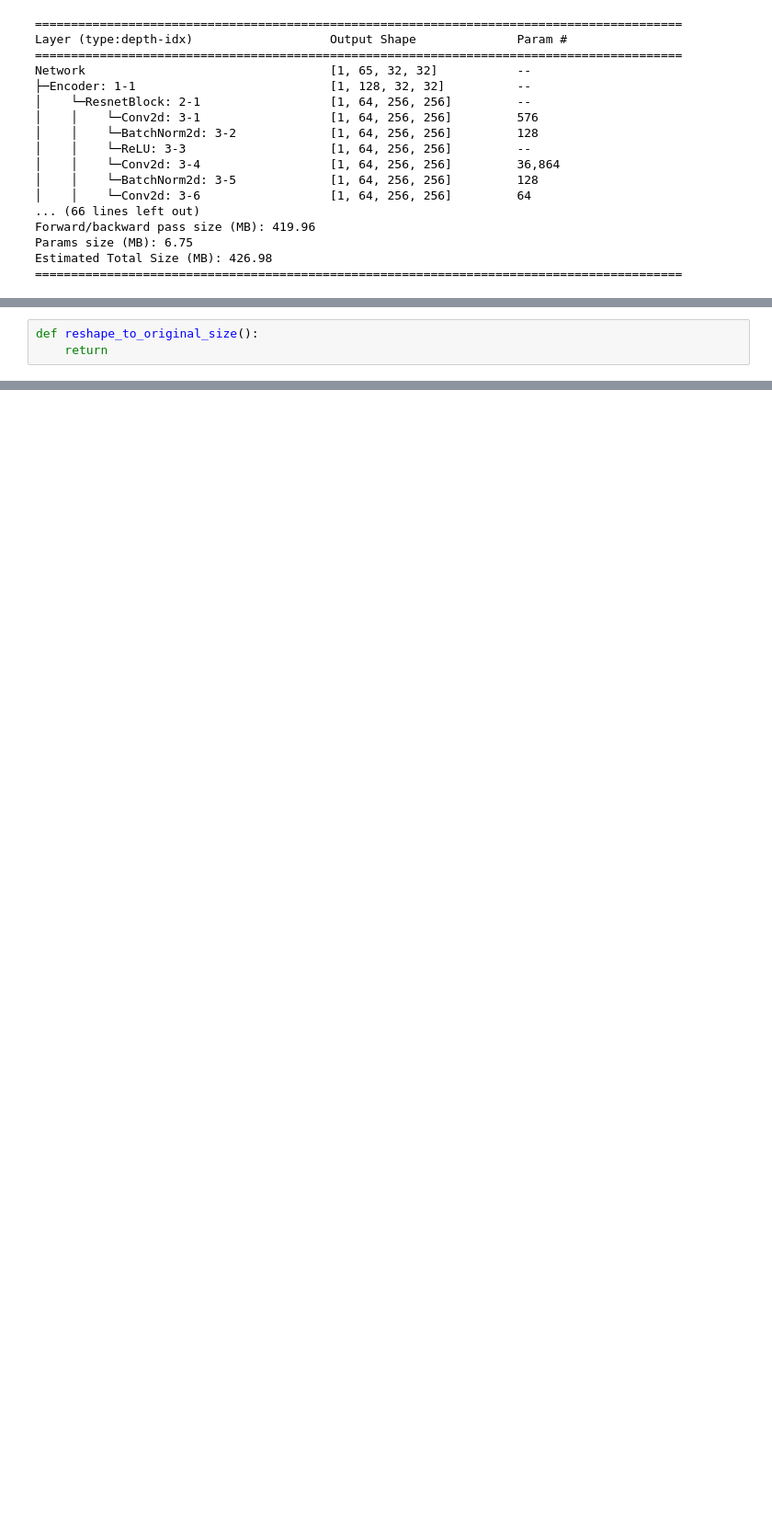
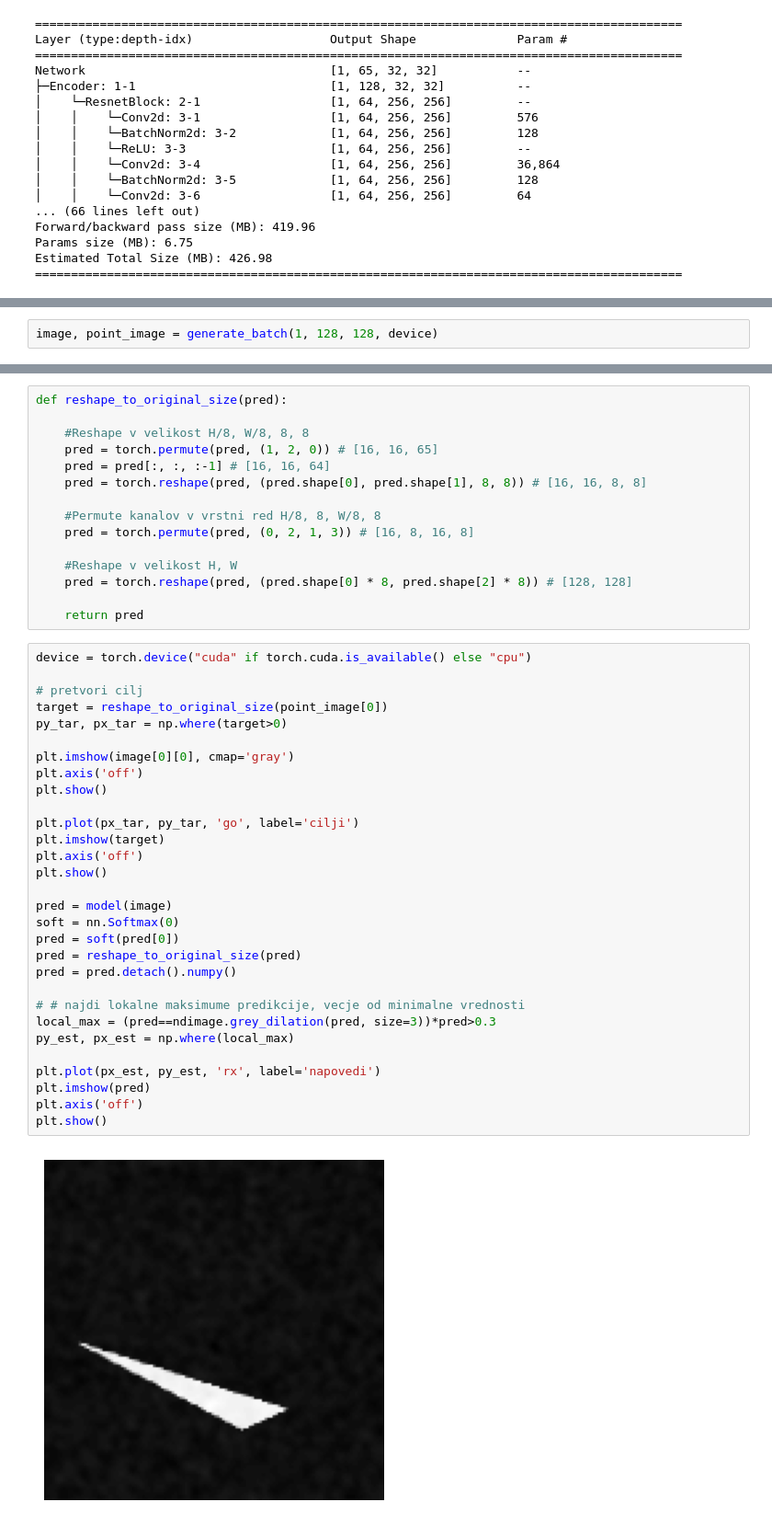
Before and after one commit to vstevanoska/point_detection, a Jupyter notebook: detekcija_tock.ipynb, the cells around one changed output, grey strips where cells are left out. Shown at 92% size. Cells and saved outputs as stored; diff of their text form; blank space fills up the shorter version.

```diff
--- a/detekcija_tock.ipynb
+++ b/detekcija_tock.ipynb
@@ -683 +689,3 @@ def generate_batch(batch_size, width, height, device):
+# %%
+image, point_image = generate_batch(1, 128, 128, device)
 # %%
@@ -776,3 +763,0 @@ torch.save(model, "save_detection.pt")
-# %%
-def reshape_to_original_size():
-    return
@@ -882,0 +764,47 @@ def reshape_to_original_size():
+# %%
+def reshape_to_original_size(pred):
+
+    #Reshape v velikost H/8, W/8, 8, 8
+    pred = torch.permute(pred, (1, 2, 0)) # [16, 16, 65]
+    pred = pred[:, :, :-1] # [16, 16, 64]
+    pred = torch.reshape(pred, (pred.shape[0], pred.shape[1], 8, 8)) # [16, 16, 8, 8]
+
+    #Permute kanalov v vrstni red H/8, 8, W/8, 8
+    pred = torch.permute(pred, (0, 2, 1, 3)) # [16, 8, 16, 8]
+
+    #Reshape v velikost H, W
+    pred = torch.reshape(pred, (pred.shape[0] * 8, pred.shape[2] * 8)) # [128, 128]
+
+    return pred
+# %%
+device = torch.device("cuda" if torch.cuda.is_available() else "cpu")
+
+# pretvori cilj
+target = reshape_to_original_size(point_image[0])
+py_tar, px_tar = np.where(target>0)
+
+plt.imshow(image[0][0], cmap='gray')
+plt.axis('off')
+plt.show()
+
+plt.plot(px_tar, py_tar, 'go', label='cilji')
+plt.imshow(target)
+plt.axis('off')
+plt.show()
+
+pred = model(image)
+soft = nn.Softmax(0)
+pred = soft(pred[0])
+pred = reshape_to_original_size(pred)
+pred = pred.detach().numpy()
+
+# # najdi lokalne maksimume predikcije, vecje od minimalne vrednosti
+local_max = (pred==ndimage.grey_dilation(pred, size=3))*pred>0.3
+py_est, px_est = np.where(local_max)
+
+plt.plot(px_est, py_est, 'rx', label='napovedi')
+plt.imshow(pred)
+plt.axis('off')
+plt.show()
+# %% [output]
+[figure, added]
```
Also changed, not shown: parts of 17 cells of this notebook, 11 other files.
